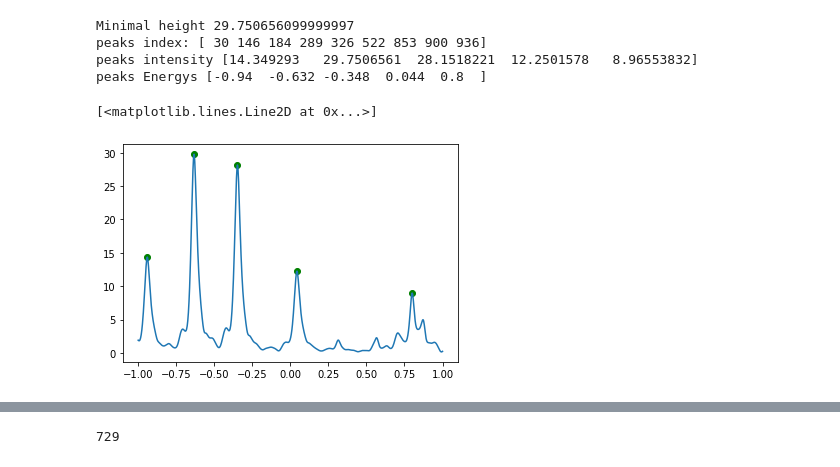
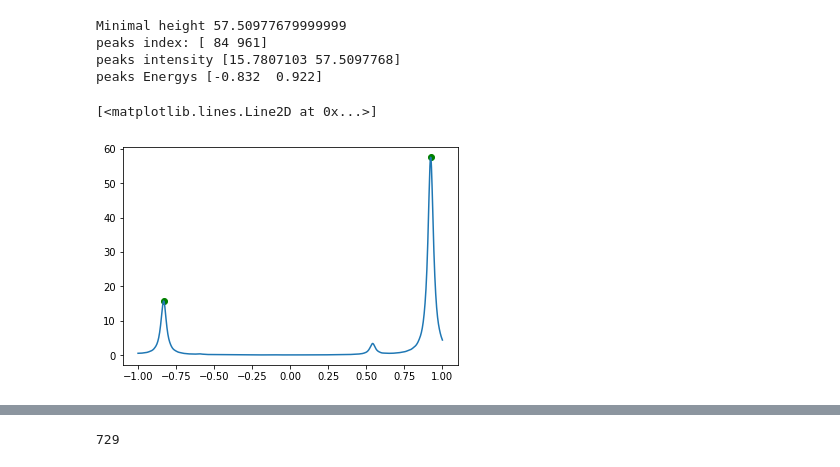
Before and after one commit to GwydionJon/EN_learn, a Jupyter notebook: Test_read_spektrum_pl.ipynb, the cells around one changed output, grey strips where cells are left out. Cells and saved outputs as stored; diff of their text form; code cells hidden in the pictures.

```diff
--- a/Test_read_spektrum_pl.ipynb
+++ b/Test_read_spektrum_pl.ipynb
@@ -25,25 +47,30 @@ df.head()
 # %%
-#df['max']=df.iloc[argrelextrema(df.g1.values, np.greater_equal, order=5)[0]]['g1']
+#Prepare the data of a single spectrum
+data_file="./spectral_Data/spectras/spectrum10.pl"
+df = pd.read_csv(data_file,sep="   ",header =2,engine='python')
+df=df.dropna(1)
+df.rename(columns={'#': 'Energy',' Energy':'g1','Unnamed: 2':'g2','Unnamed: 3':'g3'}, inplace=True)
 
+df.head()
 #finds all peaks which are higher than 10% of the highest peak
 df['max']=df.iloc[find_peaks(df.g1.values,height=df.g1.max()*0.2)[0]   ]['g1'].dropna()
 
 print('Minimal height', df.g1.max())
-print('peaks index:',find_peaks(df.g1.values,height=df.g1.max()*0.1)[0])
+print('peaks index:',find_peaks(df.g1.values,height=df.g1.max()*0.2)[0])
 print('peaks intensity',df['max'].dropna().to_numpy())
 print('peaks Energys', df['Energy'][df['max'].dropna().index].to_numpy())
 test_array_energys=df['Energy'][df['max'].dropna().index].to_numpy()
 
 
 plt.scatter(df.Energy, df['max'], c='g')
 plt.plot(df.Energy, df['g1'])
 # %% [output]
-Minimal height 29.750656099999997
-peaks index: [ 30 146 184 289 326 522 853 900 936]
-peaks intensity [14.349293   29.7506561  28.1518221  12.2501578   8.96553832]
-peaks Energys [-0.94  -0.632 -0.348  0.044  0.8  ]
+Minimal height 57.50977679999999
+peaks index: [ 84 961]
+peaks intensity [15.7807103 57.5097768]
+peaks Energys [-0.832  0.922]
 [<matplotlib.lines.Line2D at 0x...>]
-[figure, old version]
+[figure, new version]
 # %%
 
 df_test=pd.DataFrame(zip(df['Energy'][df['max'].dropna().index],df['max'].dropna()),
```
Also changed, not shown: parts of 4 cells of this notebook, 5 other files.
